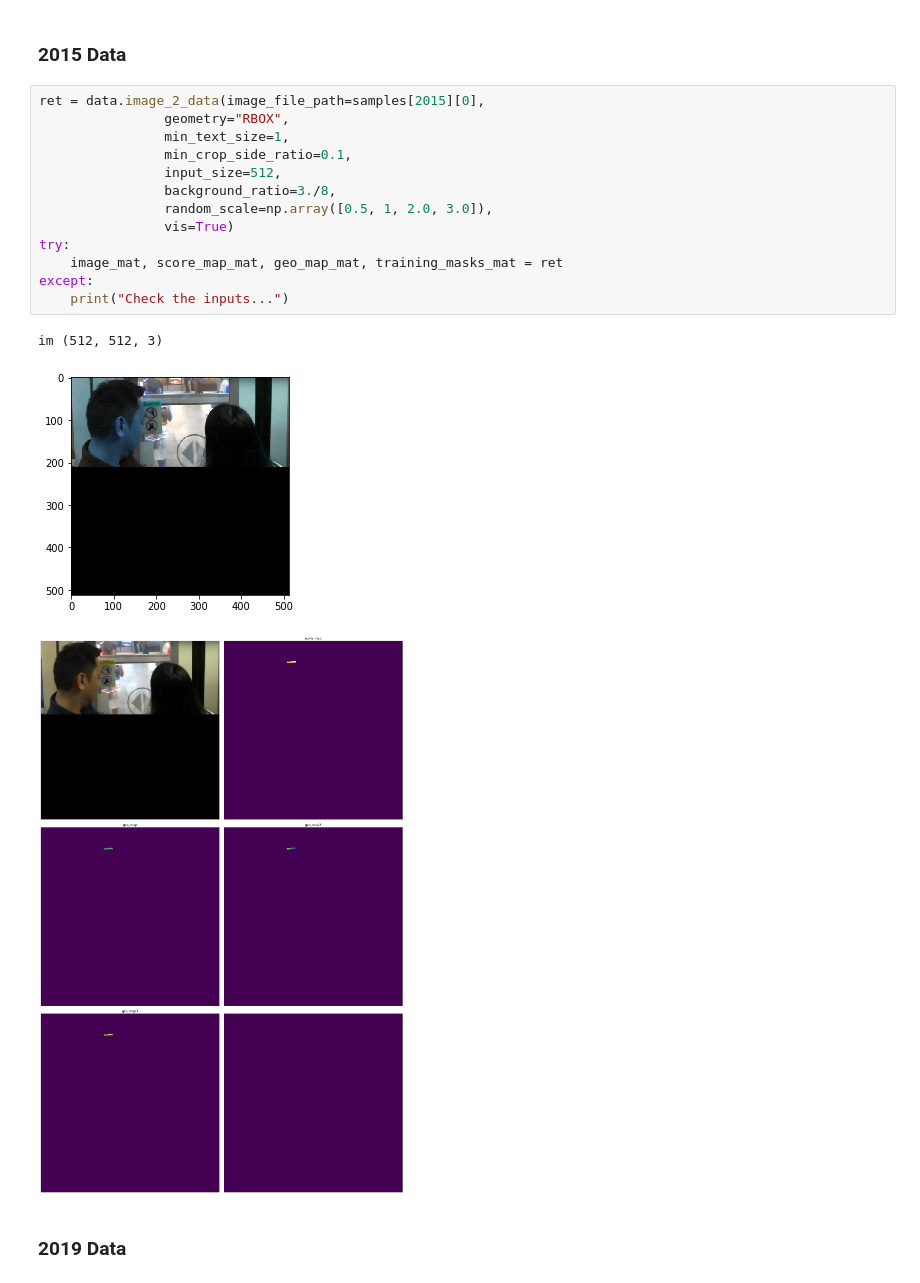
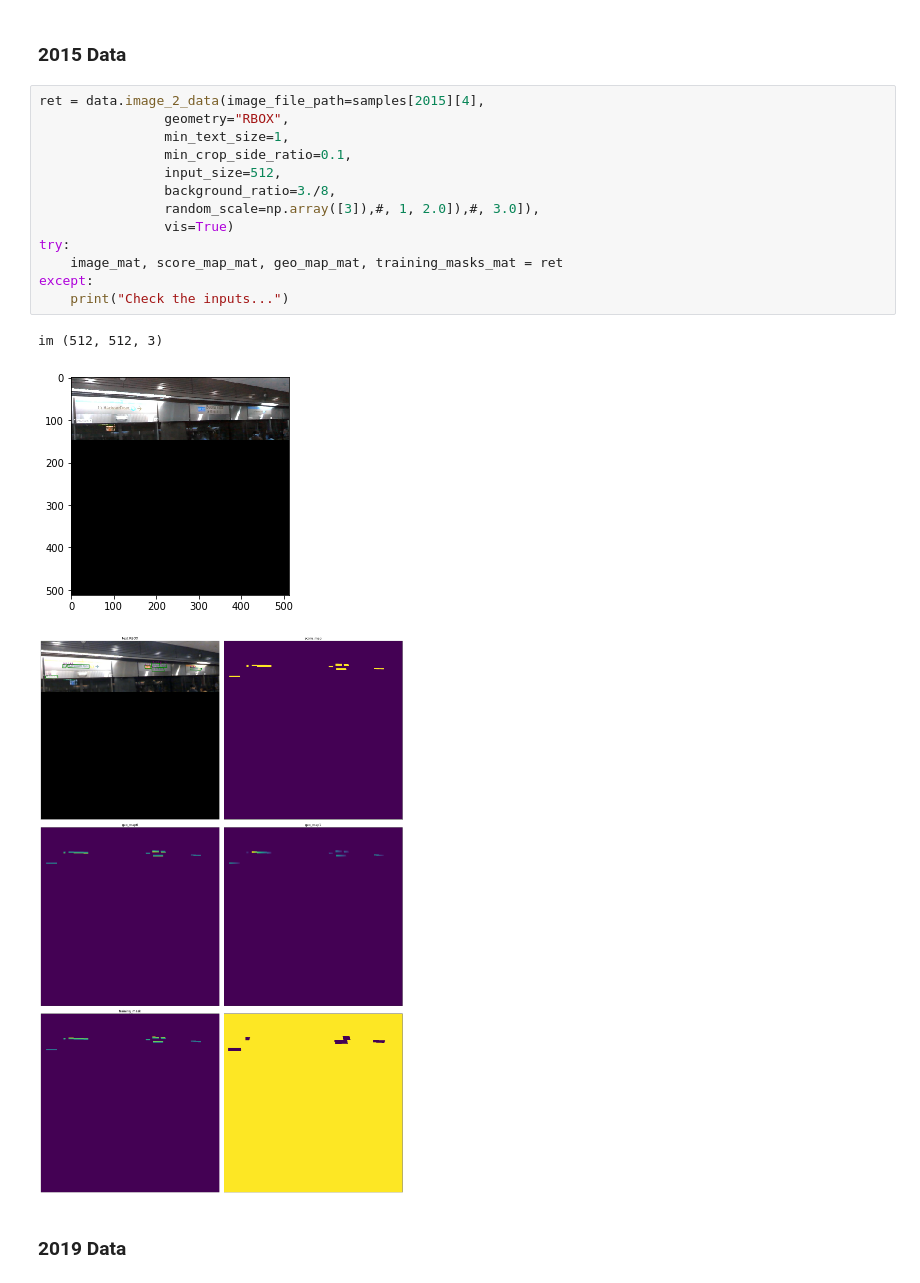
Before and after one commit to 3060458966/vitaFlow, a Jupyter notebook: vitaflow/playground/east/all_about_east.ipynb, the cells around one changed output. Drawn from its saved outputs; the diff is of its cells as text.

```diff
--- a/vitaflow/playground/east/all_about_east.ipynb
+++ b/vitaflow/playground/east/all_about_east.ipynb
@@ -62,22 +65,22 @@ Found 21 images
 # %% [markdown]
 ### 2015 Data
 # %%
-ret = data.image_2_data(image_file_path=samples[2015][0],
+ret = data.image_2_data(image_file_path=samples[2015][4],
                 geometry="RBOX",
                 min_text_size=1,
                 min_crop_side_ratio=0.1,
                 input_size=512,
                 background_ratio=3./8,
-                random_scale=np.array([0.5, 1, 2.0, 3.0]),
+                random_scale=np.array([3]),#, 1, 2.0]),#, 3.0]),
                 vis=True)
 try:
     image_mat, score_map_mat, geo_map_mat, training_masks_mat = ret
 except:
     print("Check the inputs...")
 # %% [output]
 im (512, 512, 3)
-[figure, old version]
+[figure, new version]
-[figure, old version]
+[figure, new version]
 # %% [markdown]
 ### 2019 Data
 # %%
```
Also changed, not shown: parts of 14 cells of this notebook, 6 other files.
